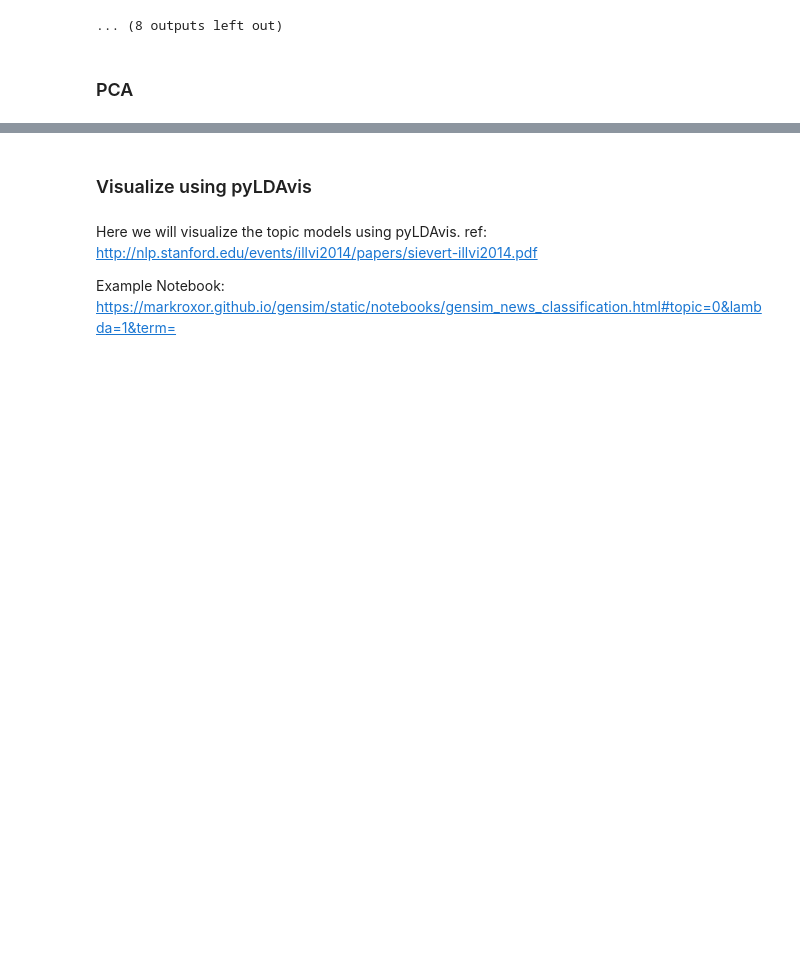
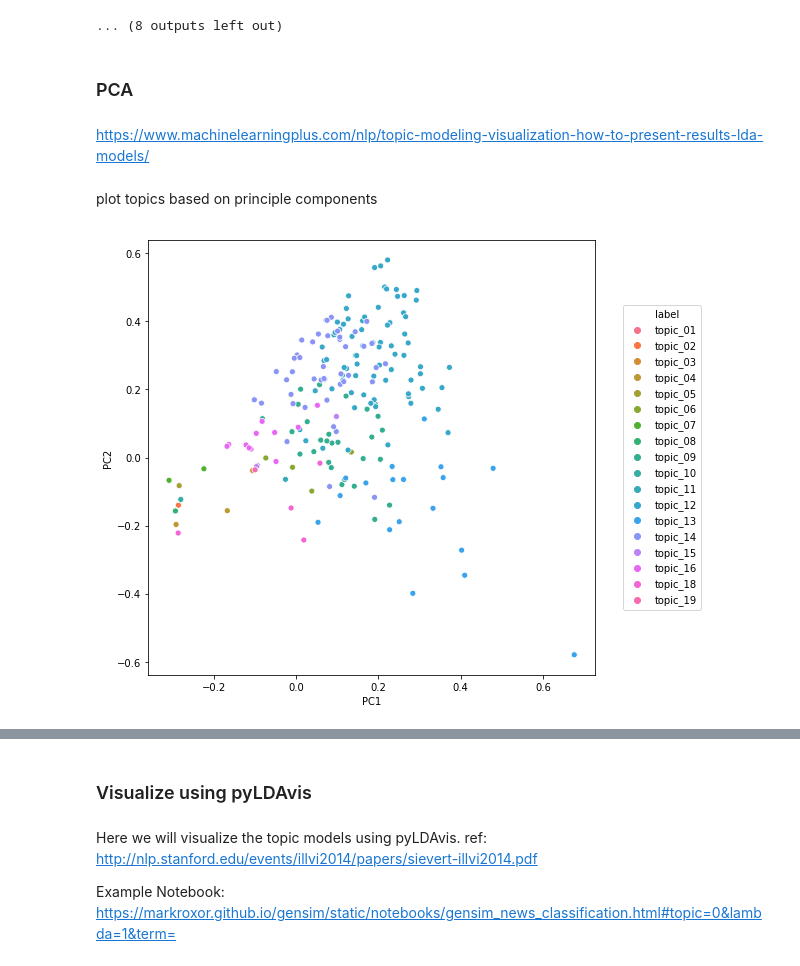
Before and after one commit to dmeyers83/Text-Info-Systems-Project, a Jupyter notebook: Scrape Indeed Job Data.ipynb, the cells around one changed output, grey strips where cells are left out. Cells and saved outputs as stored; diff of their text form; code cells hidden in the pictures; blank space fills up the shorter version.

```diff
--- a/Scrape Indeed Job Data.ipynb
+++ b/Scrape Indeed Job Data.ipynb
@@ -401,3 +402,53 @@ for n in df.topic_number_idx.unique():
 ... (8 outputs left out)
 # %% [markdown]
 ### PCA
+# %% [markdown]
+https://www.machinelearningplus.com/nlp/topic-modeling-visualization-how-to-present-results-lda-models/
+# %% [markdown]
+plot topics based on principle components
+# %%
+from gensim.models import Word2Vec
+from sklearn.decomposition import PCA
+import matplotlib.colors as mcolors
+
+# print(top_topics)
+
+# create setences from each topic
+
+# PCA by topic weight
+topic_weights = []
+
+for i, row_list in enumerate(lda_model[corpus]):
+    r = np.zeros(num_topics)
+#     print(row_list)
+    topic_n, p_topic =zip(*row_list)
+    for i in range(len(row_list)):
+        r[topic_n[i]]=p_topic[i]
+    topic_weights.append(r)
+
+
+# Array of topic weights
+X = pd.DataFrame(topic_weights).fillna(0).values
+# only look at the first two components
+pca = PCA(n_components=2)
+result = pca.fit_transform(X)
+
+# Dominant topic number in each doc
+topic_num = np.argmax(X, axis=1)
+
+plt.figure(figsize=(8,8))
+# mycolors = sns.color_palette("hls", num_topics).as_hex()
+
+# print(topic_num)
+labels=['topic_'+"%02d" %(x) for x in range(num_topics+1)]
+df_topic_weight = pd.DataFrame({'x':result[:,0],'y':result[:,1],'label':[labels[x] for x in topic_num]}).sort_values(by='label')
+sns.scatterplot(x=df_topic_weight.x, y=df_topic_weight.y, hue=df_topic_weight.label, data =df_topic_weight)
+
+plt.xlabel('PC1')
+plt.ylabel('PC2')
+plt.legend( bbox_to_anchor=[1.15, 0.5], loc='center')
+# plt.legend(['topic 1','topic 2'])
+
+plt.show()
+# %% [output]
+[figure, added]
```
Also changed, not shown: parts of 19 cells of this notebook.
